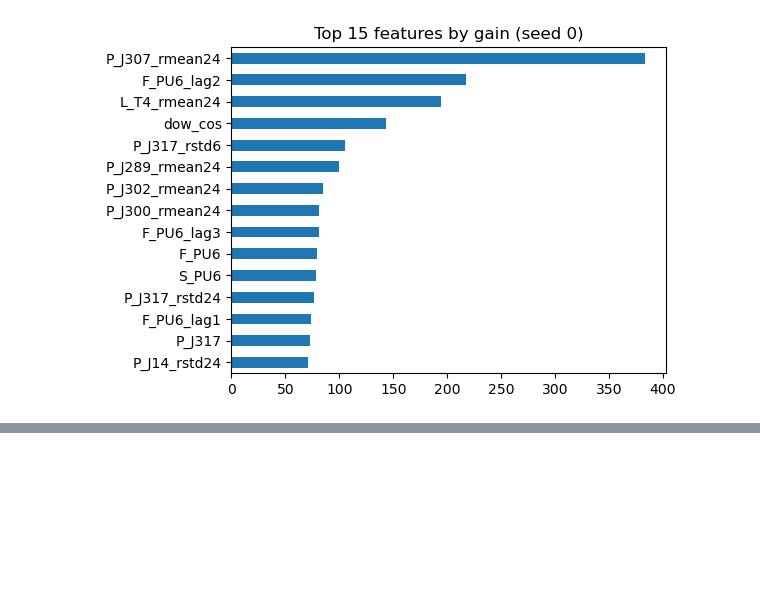
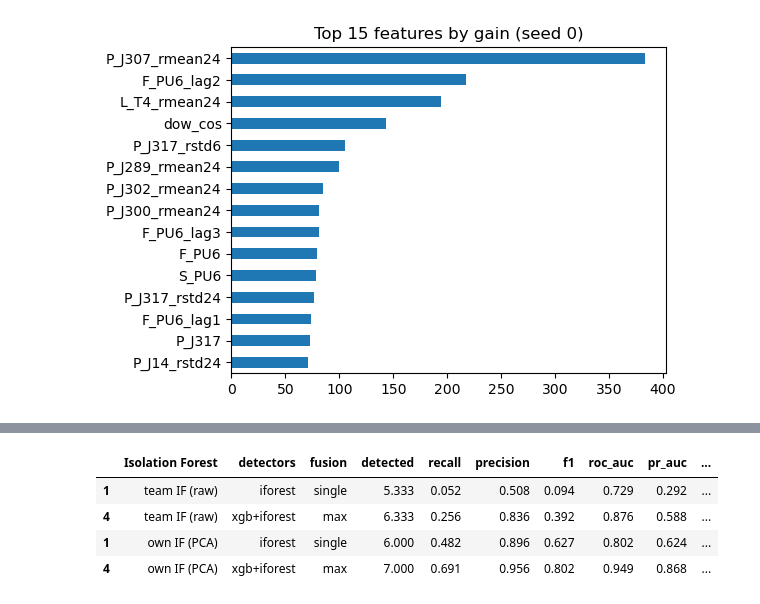
Before and after one commit to hima0921/BATADAL-project, a Jupyter notebook: notebooks/XGBoost_IForest_Ensemble.ipynb, the cells around one changed output, grey strips where cells are left out. Drawn from its saved outputs; the diff is of its cells as text; code cells hidden in the pictures; blank space fills up the shorter version.

```diff
--- a/notebooks/XGBoost_IForest_Ensemble.ipynb
+++ b/notebooks/XGBoost_IForest_Ensemble.ipynb
@@ -86,0 +82,3 @@ best[['seed','detected','mean_delay','recall','precision','f1','roc_auc','pr_auc
+# %%
+o = pd.read_csv(f'{R}/ensemble_own_iforest_pca/summary.csv')
+o[o.norm == 'percentile']
@@ -87 +92,11 @@ best[['seed','detected','mean_delay','recall','precision','f1','roc_auc','pr_auc
+# %%
+cmp = pd.concat({'team IF (raw)': t, 'own IF (PCA)': o}).reset_index(level=0).rename(columns={'level_0': 'Isolation Forest'})
+cmp = cmp[(cmp.norm == 'percentile') & (cmp.detectors.isin(['iforest', 'xgb+iforest'])) & cmp.fusion.isin(['single', 'max'])]
+cmp[['Isolation Forest', 'detectors', 'fusion', 'detected', 'recall', 'precision', 'f1', 'roc_auc', 'pr_auc', 's_score']]
+# %% [output]
+|  | Isolation Forest | detectors | fusion | detected | recall | precision | f1 | roc_auc | pr_auc | ... |
+| 1 | team IF (raw) | iforest | single | 5.333 | 0.052 | 0.508 | 0.094 | 0.729 | 0.292 | ... |
+| 4 | team IF (raw) | xgb+iforest | max | 6.333 | 0.256 | 0.836 | 0.392 | 0.876 | 0.588 | ... |
+| 1 | own IF (PCA) | iforest | single | 6.000 | 0.482 | 0.896 | 0.627 | 0.802 | 0.624 | ... |
+| 4 | own IF (PCA) | xgb+iforest | max | 7.000 | 0.691 | 0.956 | 0.802 | 0.949 | 0.868 | ... |
 # %% [markdown]
```
Also changed, not shown: parts of 9 cells of this notebook, 9 other files.
